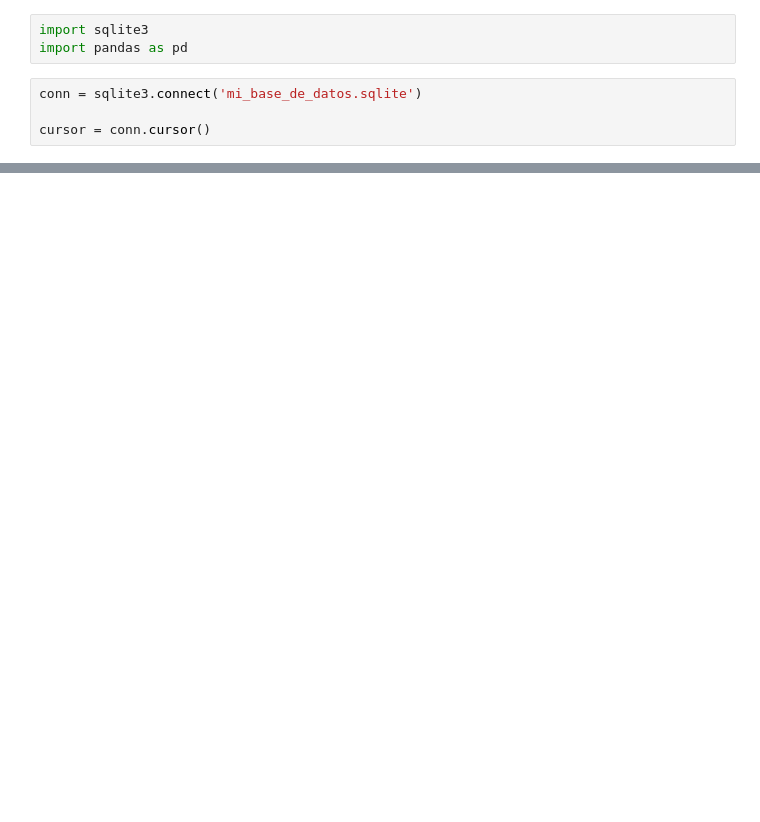
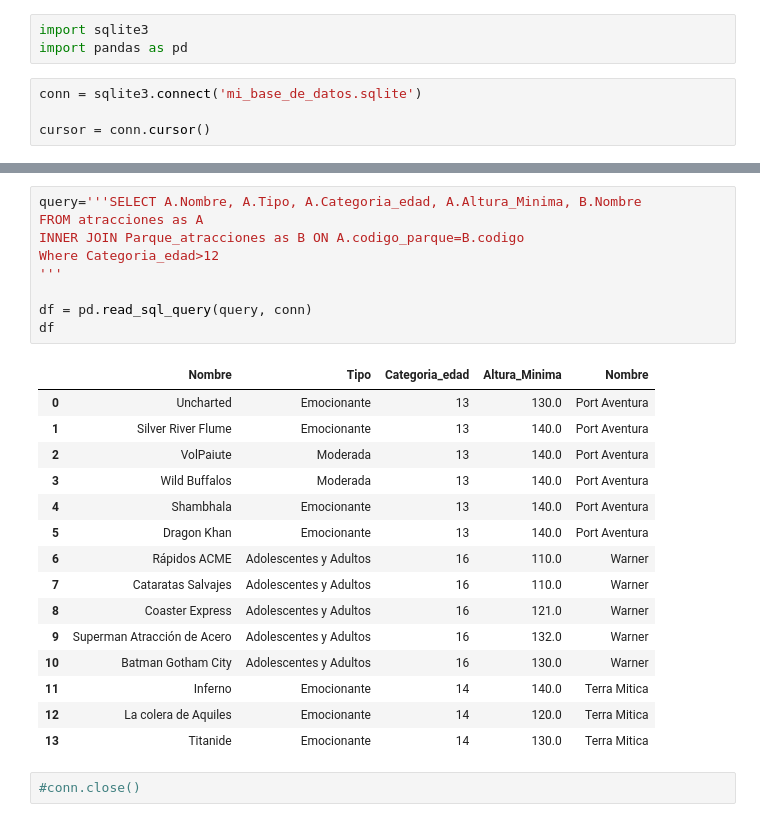
Before and after one commit to mankolepanto/team_challenge_2, a Jupyter notebook: Modelo_Datos/consultas_DB.ipynb, the cells around one changed output, grey strips where cells are left out. Drawn from its saved outputs; the diff is of its cells as text; blank space fills up the shorter version.

```diff
--- a/Ejercicio_Modelo_BD/consultas_DB.ipynb
+++ b/Modelo_Datos/consultas_DB.ipynb
@@ -60,0 +140,27 @@ df
+# %%
+query='''SELECT A.Nombre, A.Tipo, A.Categoria_edad, A.Altura_Minima, B.Nombre
+FROM atracciones as A
+INNER JOIN Parque_atracciones as B ON A.codigo_parque=B.codigo
+Where Categoria_edad>12
+'''
+
+df = pd.read_sql_query(query, conn)
+df
+# %% [output]
+|  | Nombre | Tipo | Categoria_edad | Altura_Minima | Nombre |
+| 0 | Uncharted | Emocionante | 13 | 130.0 | Port Aventura |
+| 1 | Silver River Flume | Emocionante | 13 | 140.0 | Port Aventura |
+| 2 | VolPaiute | Moderada | 13 | 140.0 | Port Aventura |
+| 3 | Wild Buffalos | Moderada | 13 | 140.0 | Port Aventura |
+| 4 | Shambhala | Emocionante | 13 | 140.0 | Port Aventura |
+| 5 | Dragon Khan | Emocionante | 13 | 140.0 | Port Aventura |
+| 6 | Rápidos ACME | Adolescentes y Adultos | 16 | 110.0 | Warner |
+| 7 | Cataratas Salvajes | Adolescentes y Adultos | 16 | 110.0 | Warner |
+| 8 | Coaster Express | Adolescentes y Adultos | 16 | 121.0 | Warner |
+| 9 | Superman Atracción de Acero | Adolescentes y Adultos | 16 | 132.0 | Warner |
+| 10 | Batman Gotham City | Adolescentes y Adultos | 16 | 130.0 | Warner |
+| 11 | Inferno | Emocionante | 14 | 140.0 | Terra Mitica |
+| 12 | La colera de Aquiles | Emocionante | 14 | 120.0 | Terra Mitica |
+| 13 | Titanide | Emocionante | 14 | 130.0 | Terra Mitica |
+# %%
+#conn.close()
```
Also changed, not shown: parts of 8 cells of this notebook, 12 other files.
